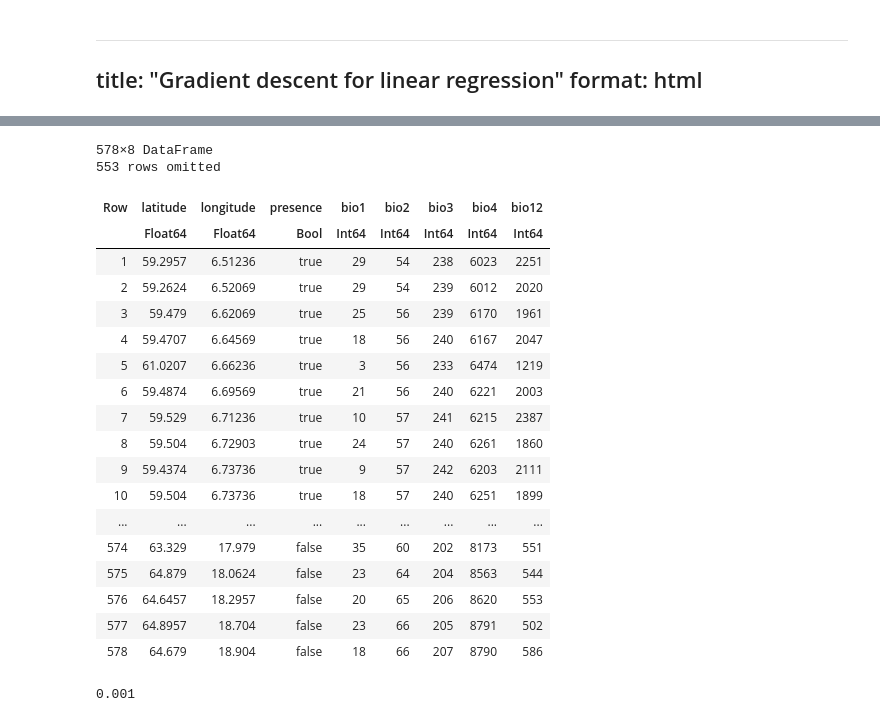
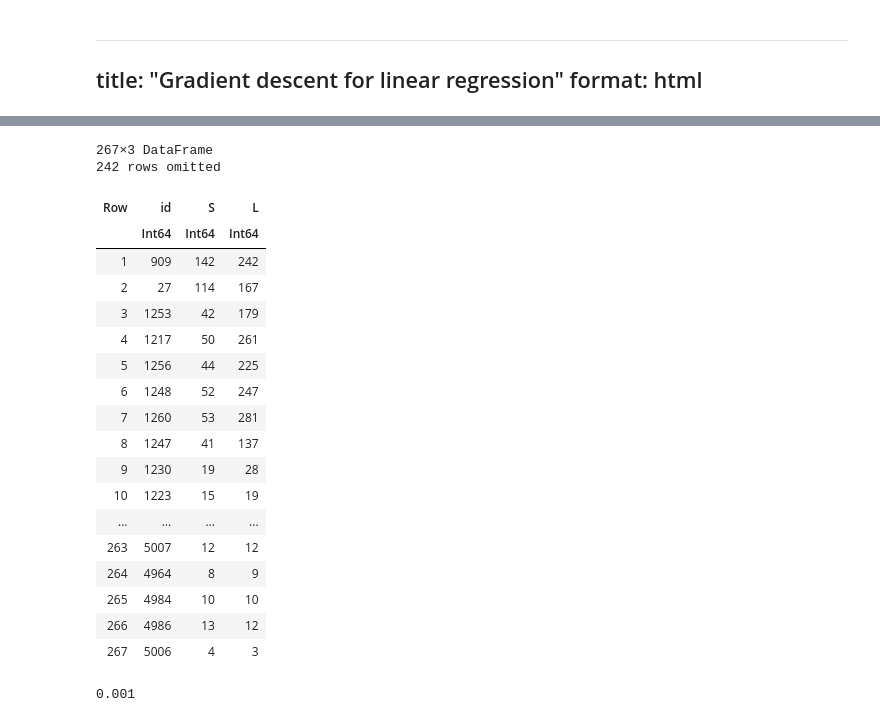
Before and after one commit to tpoisot/MLBS, a Jupyter notebook: notebooks/gradientdescent.ipynb, the cells around one changed output, grey strips where cells are left out. Saved outputs shown, nothing was run; the diff lists cells and outputs as text; code cells hidden in the pictures.

Commit message:
update gradient descent module

```diff
--- a/notebooks/gradientdescent.ipynb
+++ b/notebooks/gradientdescent.ipynb
@@ -16,5 +12,8 @@ CairoMakie.activate!(; px_per_unit = 2)
 # %%
 # Load the data
-rangifer = DataFrame(CSV.File("../data/gradientdescent/climate.csv"))
-describe(rangifer)
+ls = DataFrame(CSV.File("../data/gradientdescent/ls.csv"))
+select!(ls, Not(:P))
+select!(ls, Not(:H))
+ls = ls[ls.L .> 0, :]
+describe(ls)
 # %% [output]
@@ -38,29 +36,29 @@ draw(rangifer_var)
 # %%
 # Split between training and testing
-training_inclusion = rand(size(data, 1)) .< 0.8
-training = rangifer[findall(training_inclusion),:]
-testing = rangifer[findall(.!training_inclusion),:]
+training_inclusion = rand(size(ls, 1)) .< 0.8
+training = ls[findall(training_inclusion),:]
+testing = ls[findall(.!training_inclusion),:]
 # %% [output]
-578×8 DataFrame
-553 rows omitted
+267×3 DataFrame
+242 rows omitted
-| Row | latitude | longitude | presence | bio1 | bio2 | bio3 | bio4 | bio12 |
-|  | Float64 | Float64 | Bool | Int64 | Int64 | Int64 | Int64 | Int64 |
-| 1 | 59.2957 | 6.51236 | true | 29 | 54 | 238 | 6023 | 2251 |
-| 2 | 59.2624 | 6.52069 | true | 29 | 54 | 239 | 6012 | 2020 |
-| 3 | 59.479 | 6.62069 | true | 25 | 56 | 239 | 6170 | 1961 |
-| 4 | 59.4707 | 6.64569 | true | 18 | 56 | 240 | 6167 | 2047 |
-| 5 | 61.0207 | 6.66236 | true | 3 | 56 | 233 | 6474 | 1219 |
-| 6 | 59.4874 | 6.69569 | true | 21 | 56 | 240 | 6221 | 2003 |
-| 7 | 59.529 | 6.71236 | true | 10 | 57 | 241 | 6215 | 2387 |
-| 8 | 59.504 | 6.72903 | true | 24 | 57 | 240 | 6261 | 1860 |
-| 9 | 59.4374 | 6.73736 | true | 9 | 57 | 242 | 6203 | 2111 |
-| 10 | 59.504 | 6.73736 | true | 18 | 57 | 240 | 6251 | 1899 |
-| ... | ... | ... | ... | ... | ... | ... | ... | ... |
-| 574 | 63.329 | 17.979 | false | 35 | 60 | 202 | 8173 | 551 |
-| 575 | 64.879 | 18.0624 | false | 23 | 64 | 204 | 8563 | 544 |
-| 576 | 64.6457 | 18.2957 | false | 20 | 65 | 206 | 8620 | 553 |
-| 577 | 64.8957 | 18.704 | false | 23 | 66 | 205 | 8791 | 502 |
-| 578 | 64.679 | 18.904 | false | 18 | 66 | 207 | 8790 | 586 |
+| Row | id | S | L |
+|  | Int64 | Int64 | Int64 |
+| 1 | 909 | 142 | 242 |
+| 2 | 27 | 114 | 167 |
+| 3 | 1253 | 42 | 179 |
+| 4 | 1217 | 50 | 261 |
+| 5 | 1256 | 44 | 225 |
+| 6 | 1248 | 52 | 247 |
+| 7 | 1260 | 53 | 281 |
+| 8 | 1247 | 41 | 137 |
+| 9 | 1230 | 19 | 28 |
+| 10 | 1223 | 15 | 19 |
+| ... | ... | ... | ... |
+| 263 | 5007 | 12 | 12 |
+| 264 | 4964 | 8 | 9 |
+| 265 | 4984 | 10 | 10 |
+| 266 | 4986 | 13 | 12 |
+| 267 | 5006 | 4 | 3 |
 # %%
 # Lin Reg machinery
 using Zygote
```
Also changed, not shown: parts of 14 cells of this notebook, 1 other file.
